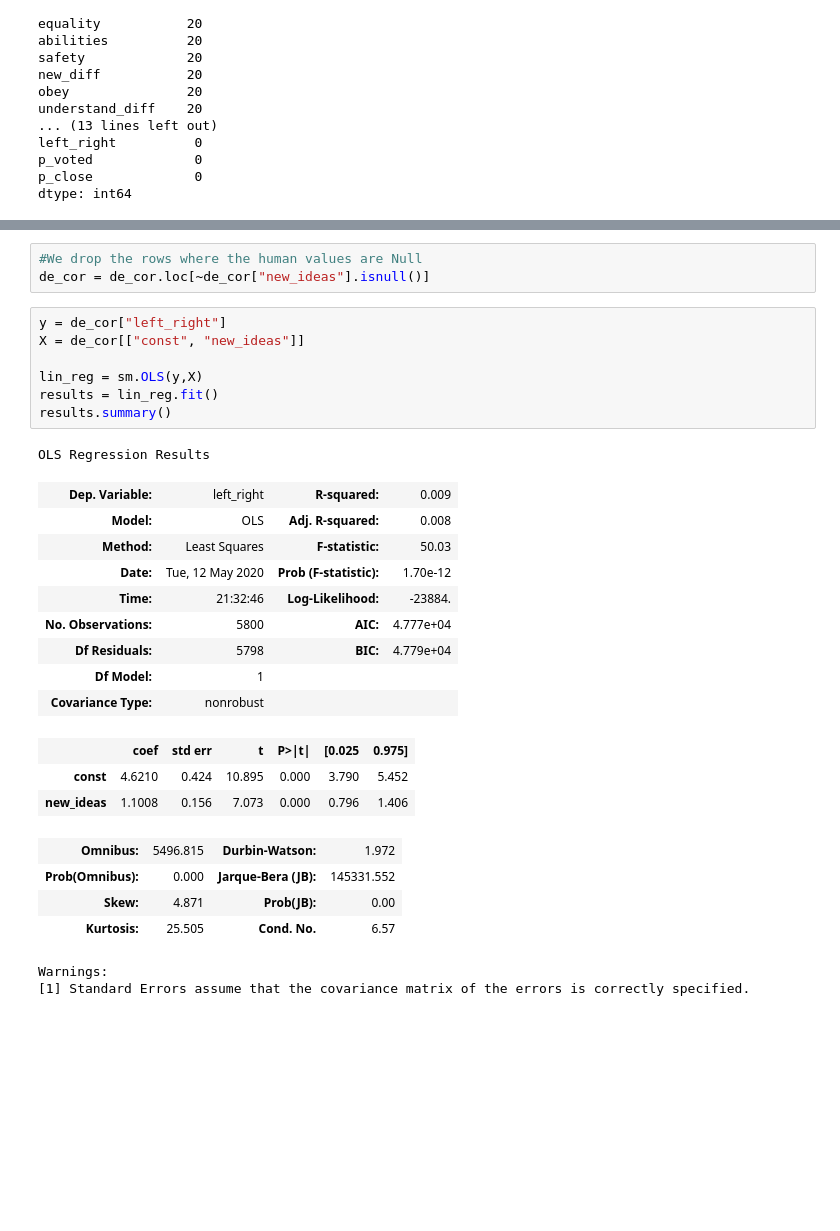
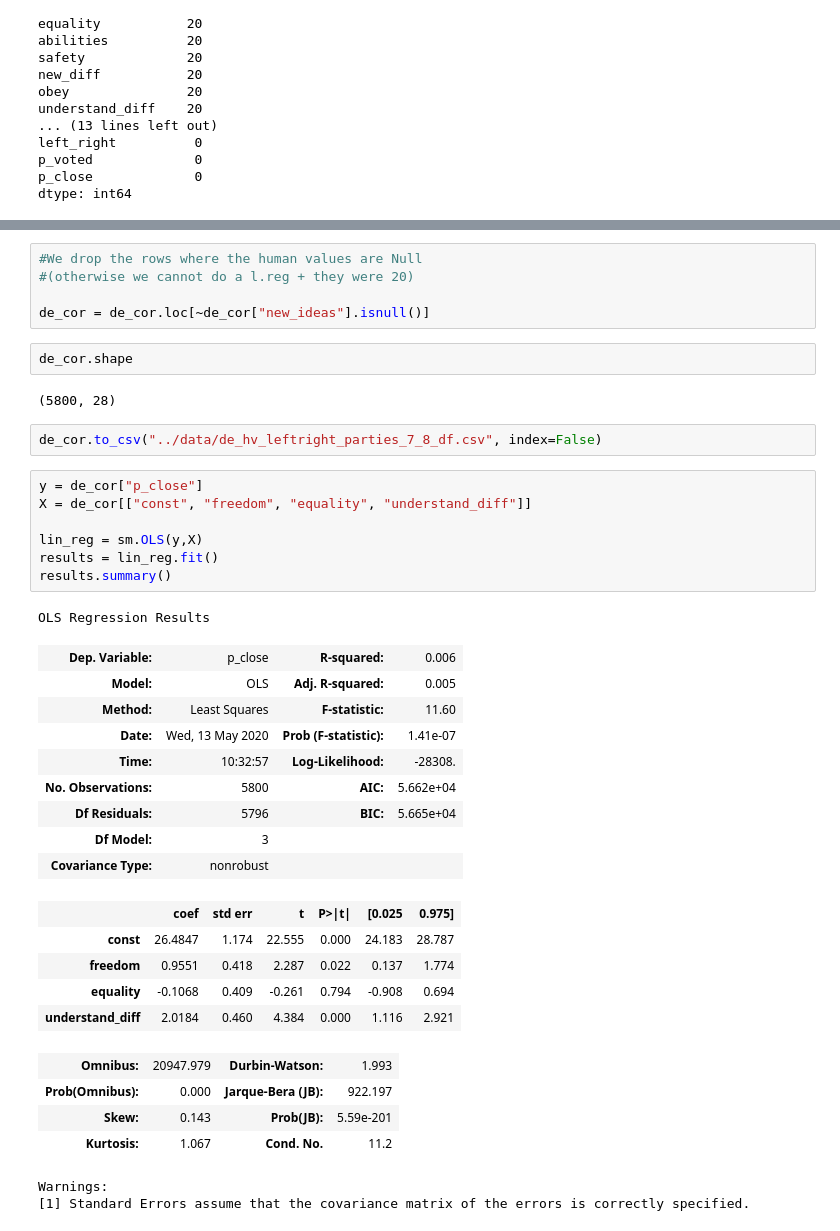
Before and after one commit to augarriza/radical-right_in_europe, a Jupyter notebook: notebooks/DE_human_values_7_8.ipynb, the cells around one changed output, grey strips where cells are left out. Saved outputs shown, nothing was run; the diff lists cells and outputs as text; blank space fills up the shorter version.

```diff
--- a/notebooks/DE_human_values_7_8.ipynb
+++ b/notebooks/DE_human_values_7_8.ipynb
@@ -251,30 +273,40 @@ dtype: int64
 # %%
 #We drop the rows where the human values are Null
+#(otherwise we cannot do a l.reg + they were 20)
+
 de_cor = de_cor.loc[~de_cor["new_ideas"].isnull()]
+# %%
+de_cor.shape
+# %% [output]
+(5800, 28)
+# %%
+de_cor.to_csv("../data/de_hv_leftright_parties_7_8_df.csv", index=False)
 # %%
-y = de_cor["left_right"]
-X = de_cor[["const", "new_ideas"]]
+y = de_cor["p_close"]
+X = de_cor[["const", "freedom", "equality", "understand_diff"]]
 
 lin_reg = sm.OLS(y,X)
 results = lin_reg.fit()
 results.summary()
 # %% [output]
 OLS Regression Results
-| Dep. Variable: | left_right | R-squared: | 0.009 |
-| Model: | OLS | Adj. R-squared: | 0.008 |
-| Method: | Least Squares | F-statistic: | 50.03 |
-| Date: | Tue, 12 May 2020 | Prob (F-statistic): | 1.70e-12 |
-| Time: | 21:32:46 | Log-Likelihood: | -23884. |
-| No. Observations: | 5800 | AIC: | 4.777e+04 |
-| Df Residuals: | 5798 | BIC: | 4.779e+04 |
-| Df Model: | 1 |  |  |
+| Dep. Variable: | p_close | R-squared: | 0.006 |
+| Model: | OLS | Adj. R-squared: | 0.005 |
+| Method: | Least Squares | F-statistic: | 11.60 |
+| Date: | Wed, 13 May 2020 | Prob (F-statistic): | 1.41e-07 |
+| Time: | 10:32:57 | Log-Likelihood: | -28308. |
+| No. Observations: | 5800 | AIC: | 5.662e+04 |
+| Df Residuals: | 5796 | BIC: | 5.665e+04 |
+| Df Model: | 3 |  |  |
 | Covariance Type: | nonrobust |  |  |
 |  | coef | std err | t | P>|t| | [0.025 | 0.975] |
-| const | 4.6210 | 0.424 | 10.895 | 0.000 | 3.790 | 5.452 |
-| new_ideas | 1.1008 | 0.156 | 7.073 | 0.000 | 0.796 | 1.406 |
+| const | 26.4847 | 1.174 | 22.555 | 0.000 | 24.183 | 28.787 |
+| freedom | 0.9551 | 0.418 | 2.287 | 0.022 | 0.137 | 1.774 |
+| equality | -0.1068 | 0.409 | -0.261 | 0.794 | -0.908 | 0.694 |
+| understand_diff | 2.0184 | 0.460 | 4.384 | 0.000 | 1.116 | 2.921 |
-| Omnibus: | 5496.815 | Durbin-Watson: | 1.972 |
-| Prob(Omnibus): | 0.000 | Jarque-Bera (JB): | 145331.552 |
-| Skew: | 4.871 | Prob(JB): | 0.00 |
-| Kurtosis: | 25.505 | Cond. No. | 6.57 |
+| Omnibus: | 20947.979 | Durbin-Watson: | 1.993 |
+| Prob(Omnibus): | 0.000 | Jarque-Bera (JB): | 922.197 |
+| Skew: | 0.143 | Prob(JB): | 5.59e-201 |
+| Kurtosis: | 1.067 | Cond. No. | 11.2 |
 Warnings:
 [1] Standard Errors assume that the covariance matrix of the errors is correctly specified.
```
Also changed, not shown: parts of 6 cells of this notebook, 5 other files.
